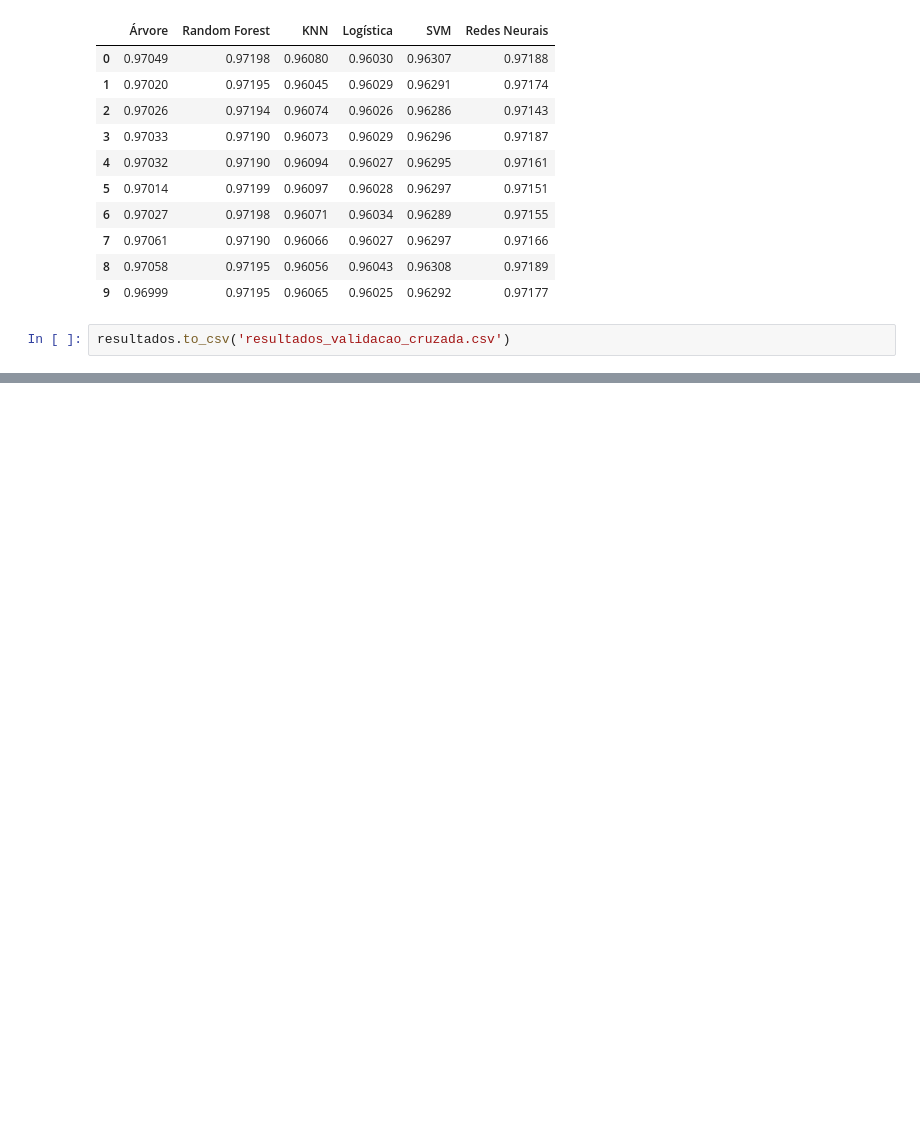
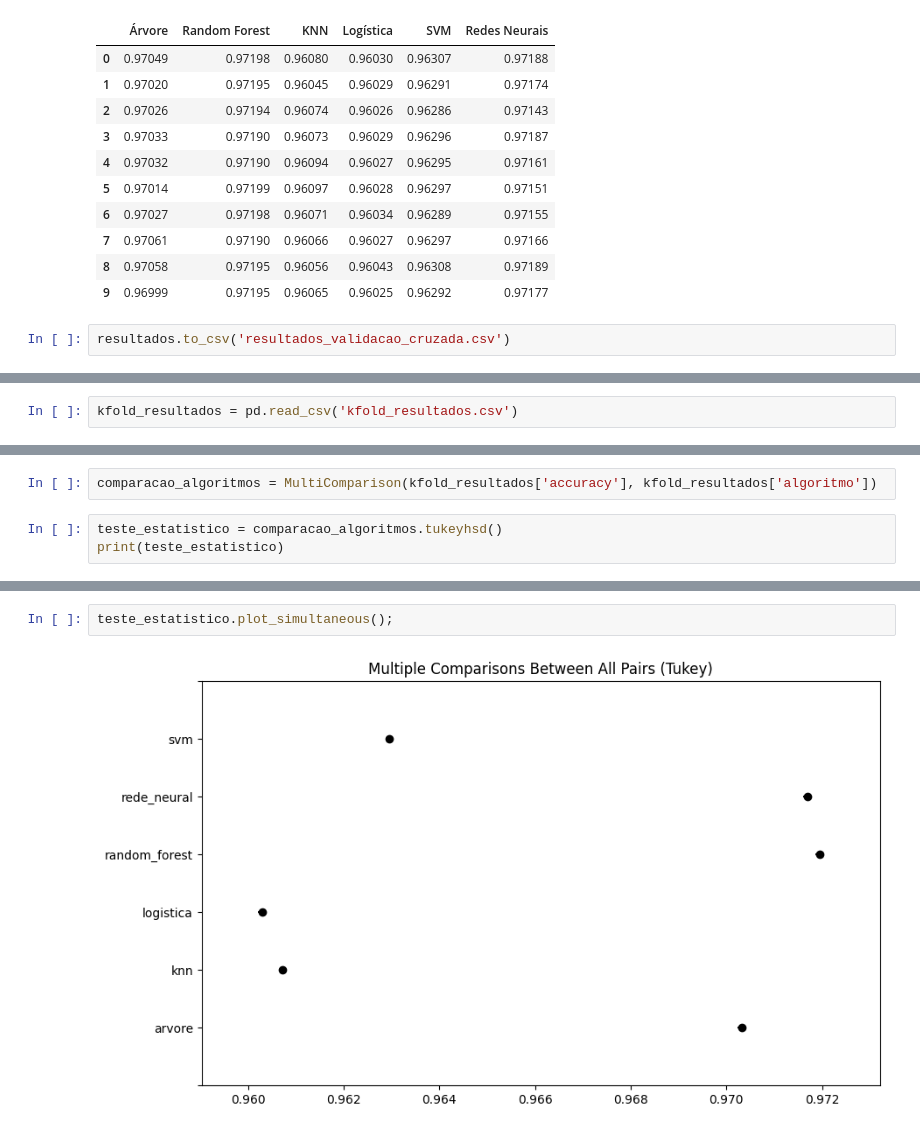
Before and after one commit to MarcoAmef/diabetes_classification, a Jupyter notebook: diabetes_model.ipynb, the cells around one changed output, grey strips where cells are left out. Saved outputs shown, nothing was run; the diff lists cells and outputs as text; blank space fills up the shorter version.

```diff
--- a/diabetes_model.ipynb
+++ b/diabetes_model.ipynb
@@ -514,0 +554,2 @@ resultados.to_csv('resultados_validacao_cruzada.csv')
+# %%
+kfold_resultados = pd.read_csv('kfold_resultados.csv')
@@ -514,0 +576,5 @@ resultados.to_csv('resultados_validacao_cruzada.csv')
+# %%
+comparacao_algoritmos = MultiComparison(kfold_resultados['accuracy'], kfold_resultados['algoritmo'])
+# %%
+teste_estatistico = comparacao_algoritmos.tukeyhsd()
+print(teste_estatistico)
@@ -514,0 +612,4 @@ resultados.to_csv('resultados_validacao_cruzada.csv')
+# %%
+teste_estatistico.plot_simultaneous();
+# %% [output]
+[figure, added]
```
Also changed, not shown: parts of 10 cells of this notebook.
